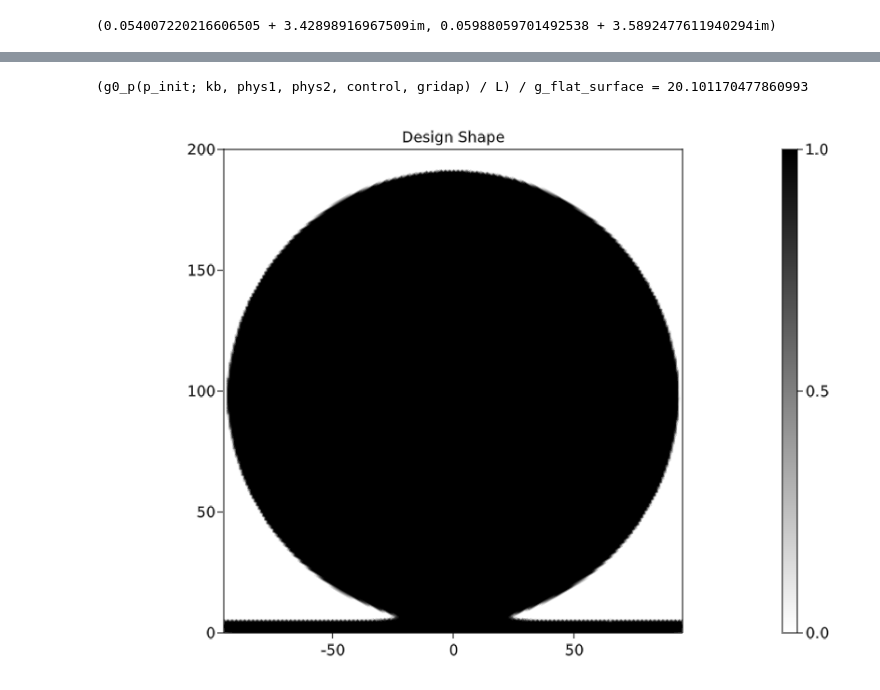
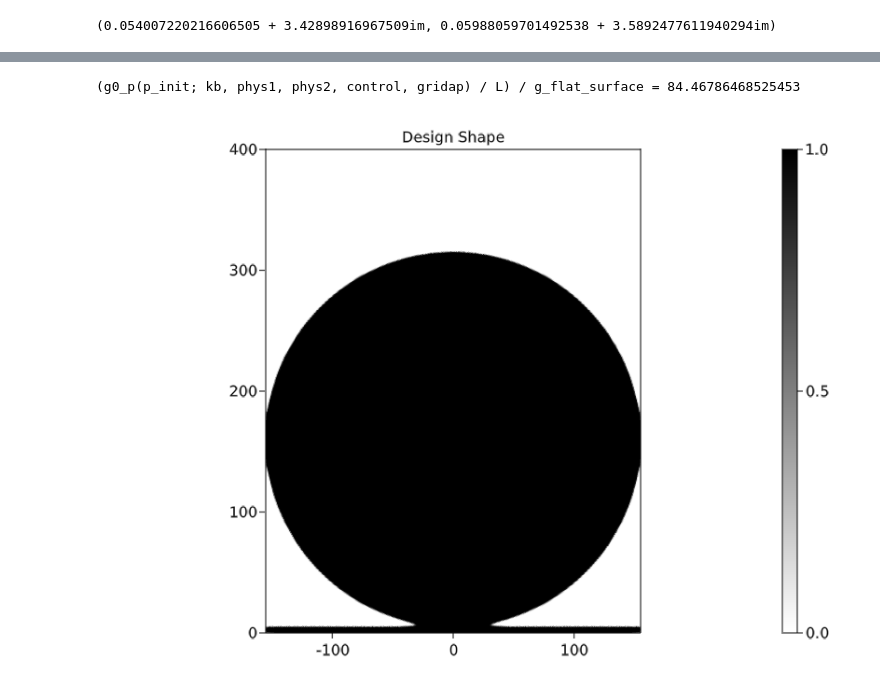
Before and after one commit to WenjieYao/RamanInFluid, a Jupyter notebook: Main.ipynb, the cells around one changed output, grey strips where cells are left out. Saved outputs shown, nothing was run; the diff lists cells and outputs as text; code cells hidden in the pictures.

```diff
--- a/Main.ipynb
+++ b/Main.ipynb
@@ -40,7 +40,7 @@ nm1,nm2
 # %%
 hr = (λ1+λ2)/nf/4          # Height of Raman molecule
 # Geometry parameters of the mesh
-L = 150           # Length of the normal region
+L = 400           # Length of the normal region
 hair = 500 + hr       # Height of the air region
 hs = 300 + hr         # Height of the source location in air
 ht = 200 + hr         # Height of the target location in air
@@ -211,37 +211,37 @@ function p_circle(x, radius)
     if x[2]<=5 || (x[1]^2+(x[2]-radius-5)^2)<=radius^2
         return 1
     else
         return 0
     end
 end
 
 kb = 0
 p_trunc(x, ratio) = x[2] < (ratio * hd) ? 1 : 0
 # binitialfunc(v) = ∫(v * x->p_trunc(x, 0.5))gridap.dΩ
-# binitialfunc(v) = ∫(v * x->p_bowtie(x, 1, 200, L, hd))gridap.dΩ
+# binitialfunc(v) = ∫(v * x->p_bowtie(x, -11, 95, L, hd))gridap.dΩ
 # binitialfunc(v) = ∫(v * x->p_triangle(x, 0.8*hd, 2*L))gridap.dΩ
-binitialfunc(v) = ∫(v * x->p_circle(x, 93))gridap.dΩ
+binitialfunc(v) = ∫(v * x->p_circle(x, 155))gridap.dΩ
 pc_vec = assemble_vector(binitialfunc, gridap.FE_P)
 #A_base = assemble_matrix((u,v)->(∫(u*v)gridap.dΩ), gridap.FE_P, gridap.FE_Q)
 #pc_vec = A_base\pc_vec
 p_init = p_extract(pc_vec; gridap)
 p_init[p_init .< 0.1] .= 0
 p_init[p_init .> 0.1] .= 1.0
 
 
 pf_vec = pf_p0(p_init; control, gridap)
 pfh = FEFunction(gridap.FE_Pf, pf_vec)
 pth = (pf -> Threshold(pf; control)) ∘ pfh
 fig, ax, plt = plot(gridap.Ω, pth, colormap = :binary)
 Colorbar(fig[1,2], plt)
 ax.aspect = AxisAspect(L/(hd))
 ax.title = "Design Shape"
 limits!(ax, -L/2, L/2, 0, hd)
 @show g0_p(p_init; kb, phys1, phys2, control, gridap)/L/g_flat_surface
 fig
 # %% [output]
-(g0_p(p_init; kb, phys1, phys2, control, gridap) / L) / g_flat_surface = 20.101170477860993
+(g0_p(p_init; kb, phys1, phys2, control, gridap) / L) / g_flat_surface = 84.46786468525453
-[figure, old version]
+[figure, new version]
 # %%
 #p_init = ones(gridap.np) * 0.5 #+ rand(gridap.np) * 1e-2
 β_list = [8.0, 8.0, 16.0, 16.0, 32.0, 32.0, 32.0]
```
Also changed, not shown: parts of 11 cells of this notebook, 37 other files.
